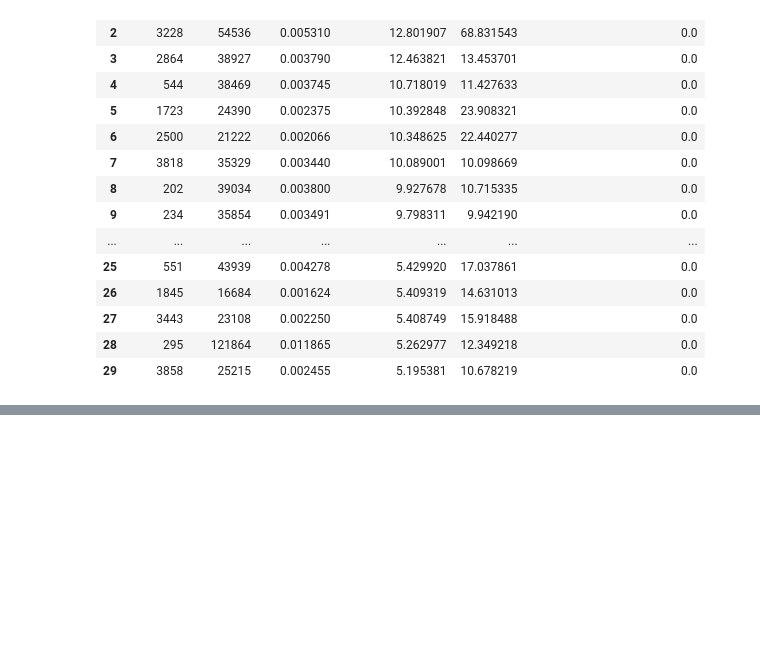
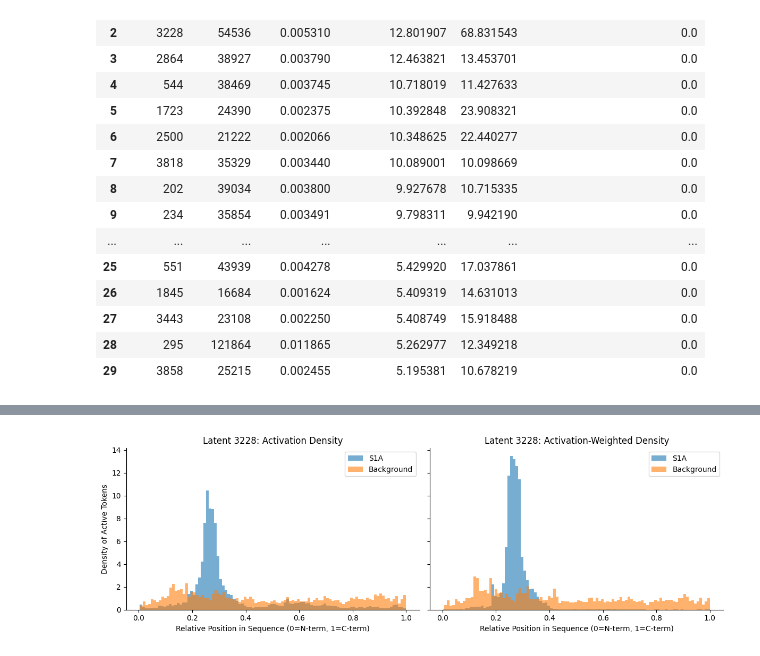
Before and after one commit to svseshadri/SAE_ProGen3, a Jupyter notebook: analysis/latent_inspector.ipynb, the cells around one changed output, grey strips where cells are left out. Saved outputs shown, nothing was run; the diff lists cells and outputs as text; code cells hidden in the pictures; blank space fills up the shorter version.

Commit message:
latent inspection analysis

```diff
--- a/analysis/latent_inspector.ipynb
+++ b/analysis/latent_inspector.ipynb
@@ -588,0 +732,55 @@ Inspecting latent: 3228
+# %%
+s1a_tokens = latent_token_df[latent_token_df["is_s1a"] == 1]
+bg_tokens = latent_token_df[latent_token_df["is_s1a"] == 0]
+
+fig, axes = plt.subplots(1, 2, figsize=(12, 4), sharey=True)
+
+# All active amino-acid tokens
+axes[0].hist(
+    s1a_tokens["relative_pos"],
+    bins=100,
+    density=True,
+    alpha=0.6,
+    label="S1A"
+)
+axes[0].hist(
+    bg_tokens["relative_pos"],
+    bins=100,
+    density=True,
+    alpha=0.6,
+    label="Background"
+)
+axes[0].set_title(f"Latent {LATENT_TO_INSPECT}: Activation Density")
+axes[0].set_xlabel("Relative Position in Sequence (0=N-term, 1=C-term)")
+axes[0].set_ylabel("Density of Active Tokens")
+axes[0].legend()
+
+# Weighted by activation value
+axes[1].hist(
+    s1a_tokens["relative_pos"],
+    bins=100,
+    density=True,
+    weights=s1a_tokens["activation_value"],
+    alpha=0.6,
+    label="S1A"
+)
+axes[1].hist(
+    bg_tokens["relative_pos"],
+    bins=100,
+    density=True,
+    weights=bg_tokens["activation_value"],
+    alpha=0.6,
+    label="Background"
+)
+axes[1].set_title(f"Latent {LATENT_TO_INSPECT}: Activation-Weighted Density")
+axes[1].set_xlabel("Relative Position in Sequence (0=N-term, 1=C-term)")
+axes[1].legend()
+
+for ax in axes:
+    ax.spines["top"].set_visible(False)
+    ax.spines["right"].set_visible(False)
+
+plt.tight_layout()
+plt.show()
+# %% [output]
+[figure, added]
```
Also changed, not shown: parts of 11 cells of this notebook.
